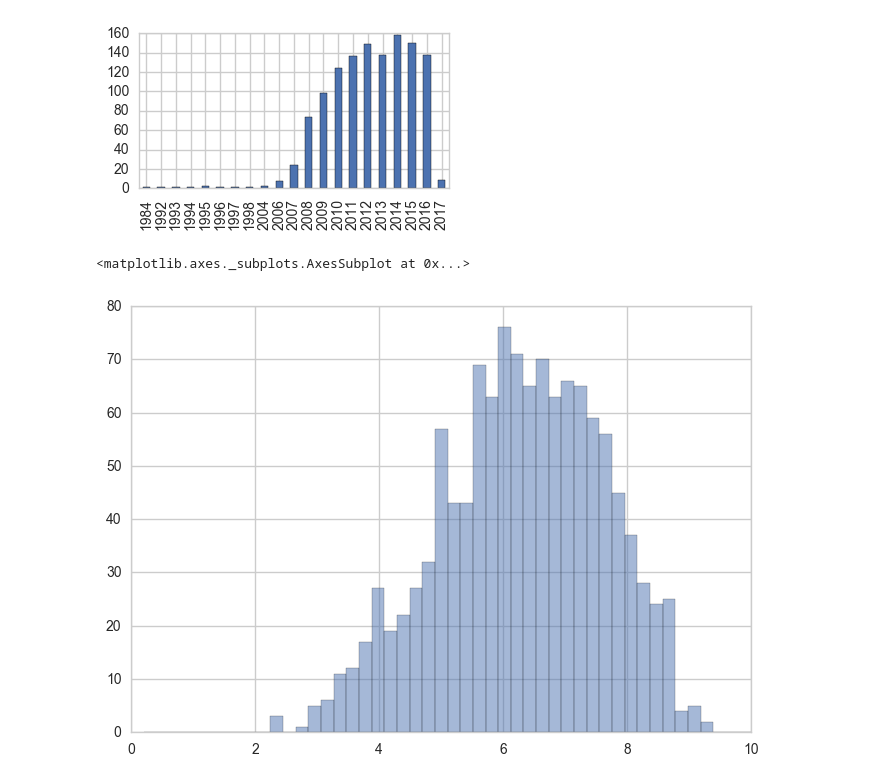
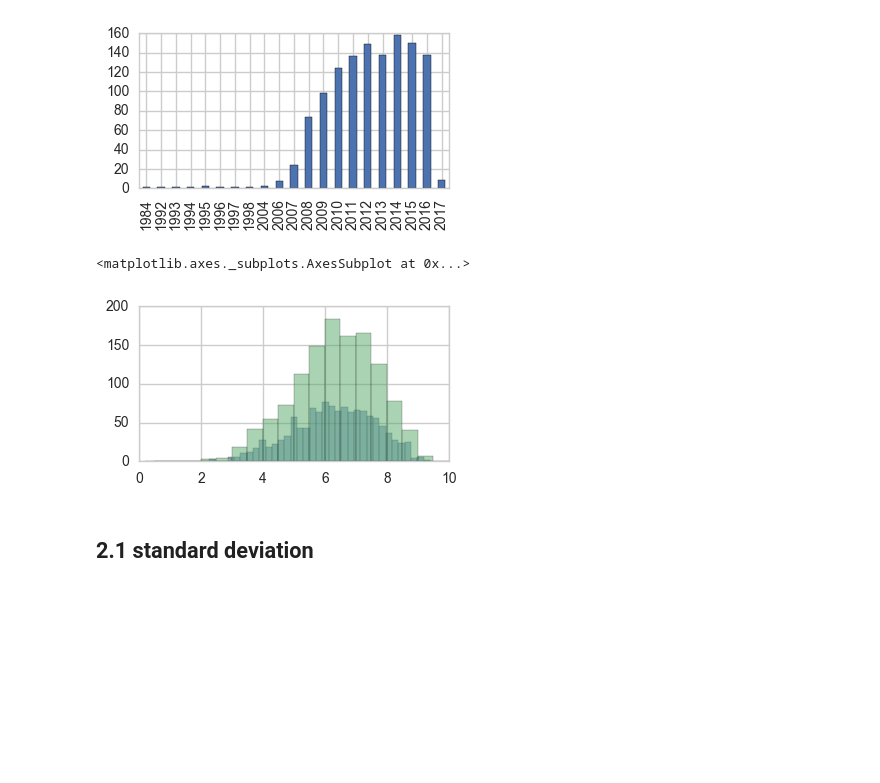
Before and after one commit to cqcn1991/movie-compare, a Jupyter notebook: movie2.ipynb, the cells around one changed output. Cells and saved outputs as stored; diff of their text form; code cells hidden in the pictures; blank space fills up the shorter version.

```diff
--- a/movie2.ipynb
+++ b/movie2.ipynb
@@ -92,10 +95,15 @@ df['year'].value_counts().sort_index().plot(kind = 'bar', figsize=(4,2))
 [figure]
 # %%
 bins=linspace(0,10)
-df['db_rating'].hist(bins=bins, alpha=0.5, label = 'douban')
+df['db_rating'].hist(bins=bins, alpha=0.5)
+
+bins=arange(0,10,0.5)
+df['db_rating'].hist(bins=bins, alpha=0.5, figsize=(4,2))
 # %% [output]
 <matplotlib.axes._subplots.AxesSubplot at 0x...>
-[figure, old version]
+[figure, new version]
+# %% [markdown]
+## 2.1 standard deviation
 # %%
 df['std']=(df['1_star']*(2-df['db_rating'])**2+df['2_star']*(4-df['db_rating'])**2+df['3_star']*(6-df['db_rating'])**2+ \
 df['4_star']*(8-df['db_rating'])**2+df['5_star']*(10-df['db_rating'])**2)**0.5
```
Also changed, not shown: parts of 27 cells of this notebook, 7 other files.
